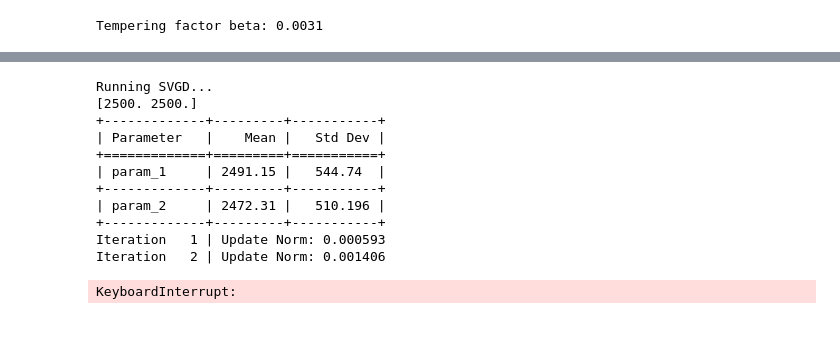
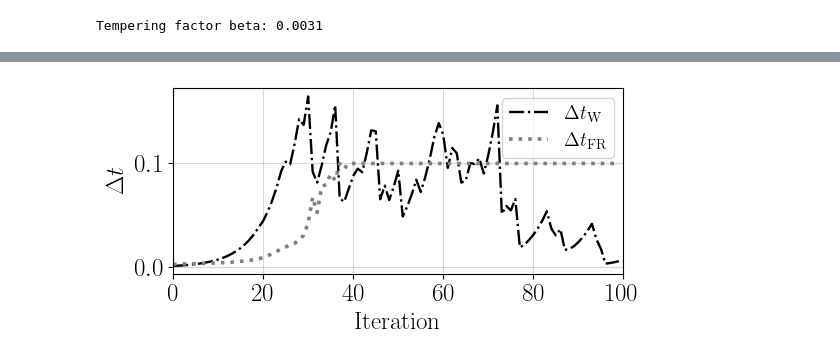
Before and after one commit to pmarchne/reflectivity-acoustic, a Jupyter notebook: notebooks/sampling_2param.ipynb, the cells around one changed output, grey strips where cells are left out. Drawn from its saved outputs; the diff is of its cells as text; code cells hidden in the pictures; blank space fills up the shorter version.

```diff
--- a/notebooks/sampling_2param.ipynb
+++ b/notebooks/sampling_2param.ipynb
@@ -9,13 +9,15 @@ from src.layers import create_layers_from_interfaces
 from src.plot.plot_tools import set_plot_style
 from sampling.parametrization import ModelParameterization
 from sampling.posterior import FWIPosterior
+from sampling.unconstrainedtarget import UnconstrainedTarget
 from sampling_toolbox.svgd import SVGD
-from sampling_toolbox.utilities.kl_tracker import GenericKLTracker
+from sampling_toolbox.utilities.kl_tracker import RelativeKLTracker
 from sampling_toolbox.gauss_vi import GaussianODE
-from sampling_toolbox.examples.plotting import plot_result_gmm
 
 import time
 set_plot_style()
+save_figs=False
+path_figs = ''
 # %%
 config = Config(n_receivers=8, x_min=600., x_max=2000.,
                    z_rec=50., z_src=20., x_src=50., nq_prop=256, f0=10., nq_evan=256, kx_max_factor=6,
@@ -65,21 +67,18 @@ bayes = FWIPosterior(
 # %% [output]
 Tempering factor beta: 0.0031
 # %%
-vp_min, vp_max, npts = 800, 4500, 30
+vp_min, vp_max, npts = 800, 4500, 120
 vp_min2, vp_max2 = 800, 4500
 
 x_vals = np.linspace(vp_min, vp_max, npts)
 y_vals = np.linspace(vp_min2, vp_max2, npts)
 xgrid, ygrid = np.meshgrid(x_vals, y_vals, indexing='xy')
 logPOST = np.empty_like(xgrid)
-GRAD1 = np.empty_like(xgrid)
-GRAD2 = np.empty_like(ygrid)
 start_time = time.time()
 for i in range(npts):
     for j in range(npts):
         point = np.array([xgrid[i, j], ygrid[i, j]])
-        logPOST[i,j], GRAD  = bayes.log_and_grad_post(np.array([point[0], point[1]]))
-        GRAD1[i,j], GRAD2[i,j] = GRAD[0], GRAD[1]
+        logPOST[i,j]  = bayes.log_posterior(np.array([point[0], point[1]]))
 elapsed_time = time.time() - start_time
 print(f"generated misfit map in {elapsed_time:.3f} seconds.")
 print(f"time per forward is {elapsed_time/(npts*npts):.3f} seconds.")
@@ -339,36 +399,0 @@ MAP Mode #2: Objective = -6.1205e+00 | Vp = [2639 2522]
-# %%
-svgd = SVGD(log_likelihood=bayes.log_likelihood,
-                log_prior=bayes.log_prior,
-                grad_log_likelihood=bayes.grad_log_likelihood,
-                grad_log_prior=bayes.grad_log_prior,
-                step_size=20.,
-                n_iter=100,
-                rng=rng,
-                tol=1e-10)
-print("\nRunning SVGD...")
-svgd.kl_track = GenericKLTracker(log_evidence=log_Z)
-
-seed = 42
-rng = np.random.default_rng(seed)
-nparticles = 100
-print(bayes.mu)
-initial_particles = rng.normal(loc=bayes.mu, scale=np.sqrt(np.diag(bayes.cov)), size=(nparticles, len(bayes.mu)))
-svgd.print_statistics(initial_particles)
-
-s_svgd, s_history, kl_hist = svgd.sample(initial_particles, num_samples=0)
-svgd.report_calls()
-svgd.print_statistics(s_svgd)
-print(kl_hist)
-# %% [output]
-Running SVGD...
-[2500. 2500.]
-+-------------+---------+-----------+
-| Parameter   |    Mean |   Std Dev |
-+=============+=========+===========+
-| param_1     | 2491.15 |   544.74  |
-+-------------+---------+-----------+
-| param_2     | 2472.31 |   510.196 |
-+-------------+---------+-----------+
-Iteration   1 | Update Norm: 0.000593
-Iteration   2 | Update Norm: 0.001406
-KeyboardInterrupt:
@@ -374,0 +471,17 @@ KeyboardInterrupt:
+# %%
+plt.figure(figsize=(6, 3.))
+plt.plot(gvi_5.dt_history, color='k', lw=1.7, linestyle='-.', label=r'$\Delta t_{\mathrm{W}}$')
+plt.plot(gvi_5.dt_fr_history, color='gray', lw=2.6, linestyle=':', label=r'$\Delta t_{\mathrm{FR}}$')
+plt.xlabel(r'Iteration')
+plt.xlim([0, nit])
+plt.ylabel(r'$\Delta t$')
+plt.legend(fontsize=14)
+plt.grid(True)
+plt.tight_layout()
+if save_figs:
+    plt.savefig(path_figs+'dt_W_FR.pdf', dpi=300, bbox_inches='tight')
+    plt.close()
+else:
+    plt.show()
+# %% [output]
+[figure, added]
```
Also changed, not shown: parts of 16 cells of this notebook, 12 other files.
